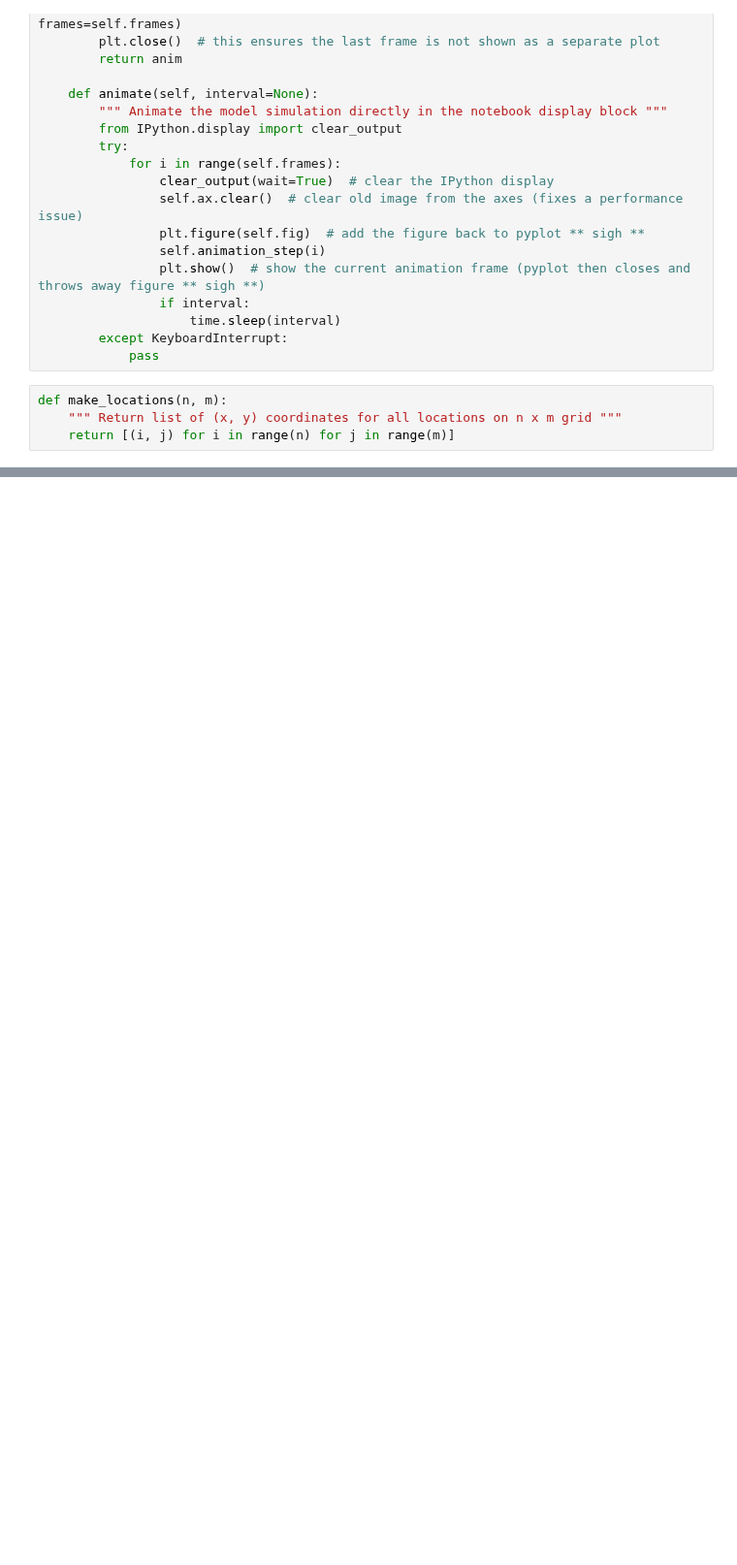
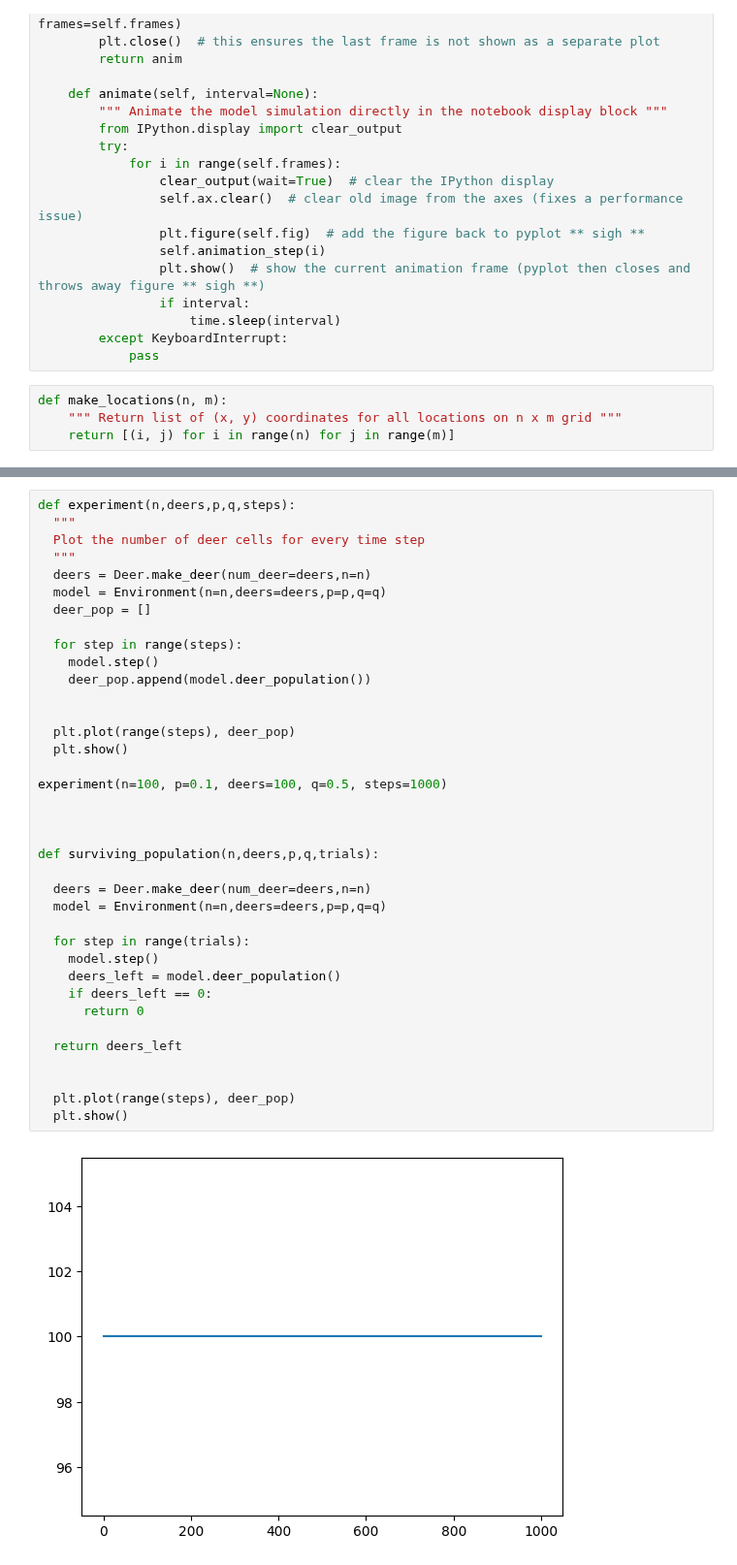
Before and after one commit to alirempel/cap-comp215, a Jupyter notebook: project2.ipynb, the cells around one changed output, grey strips where cells are left out. Shown at 97% size. Drawn from its saved outputs; the diff is of its cells as text; blank space fills up the shorter version.

```diff
--- a/project2.ipynb
+++ b/project2.ipynb
@@ -252,0 +268,39 @@ deer_animation.animate(interval=.5)
+# %%
+def experiment(n,deers,p,q,steps):
+  """
+  Plot the number of deer cells for every time step
+  """
+  deers = Deer.make_deer(num_deer=deers,n=n)
+  model = Environment(n=n,deers=deers,p=p,q=q)
+  deer_pop = []
+
+  for step in range(steps):
+    model.step()
+    deer_pop.append(model.deer_population())
+
+
+  plt.plot(range(steps), deer_pop)
+  plt.show()
+
+experiment(n=100, p=0.1, deers=100, q=0.5, steps=1000)
+
+
+
+def surviving_population(n,deers,p,q,trials):
+
+  deers = Deer.make_deer(num_deer=deers,n=n)
+  model = Environment(n=n,deers=deers,p=p,q=q)
+
+  for step in range(trials):
+    model.step()
+    deers_left = model.deer_population()
+    if deers_left == 0:
+      return 0
+
+  return deers_left
+
+
+  plt.plot(range(steps), deer_pop)
+  plt.show()
+# %% [output]
+[figure, added]
```
Also changed, not shown: parts of 7 cells of this notebook.
